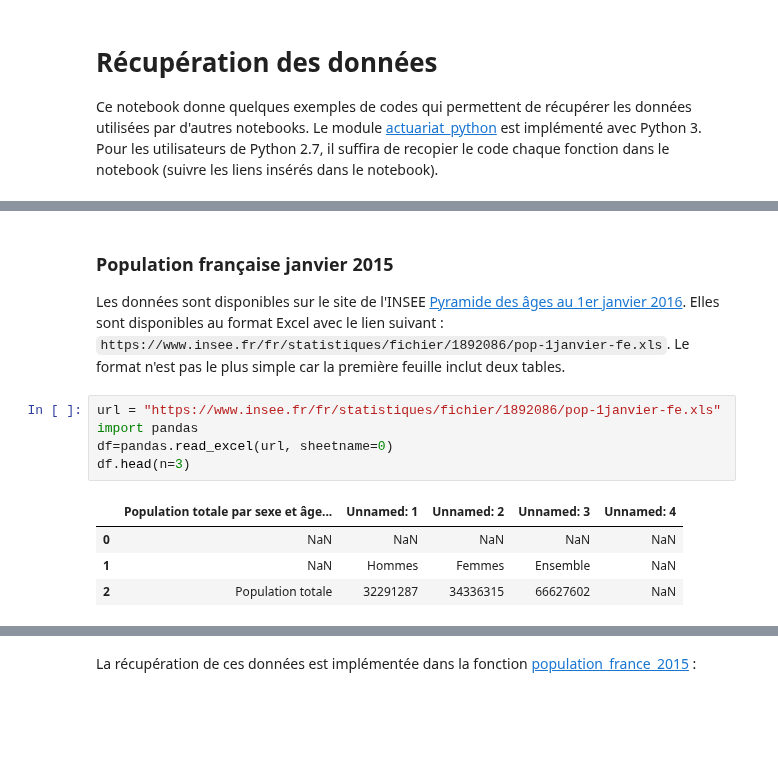
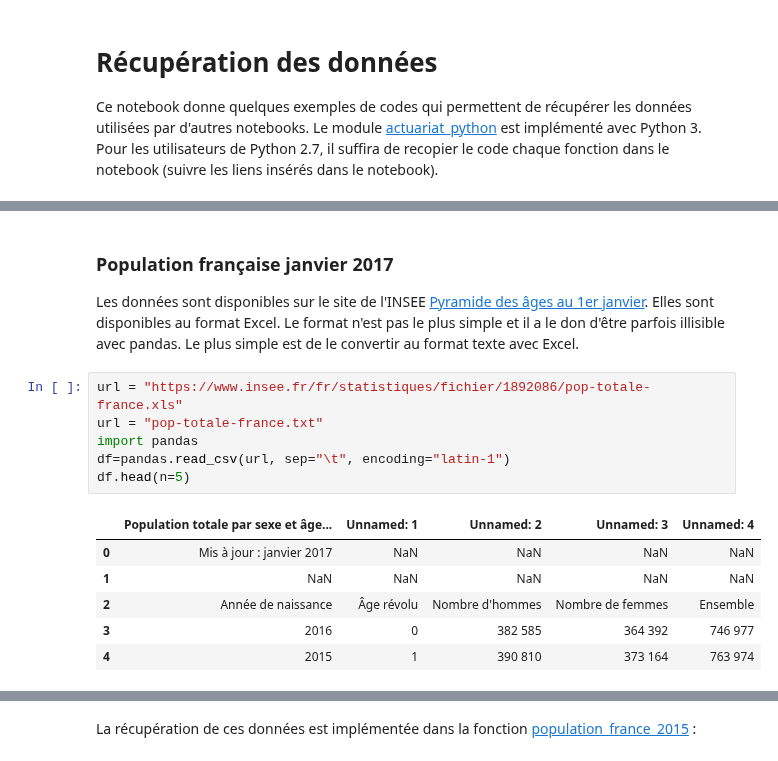
Before and after one commit to sdpython/actuariat_python, a Jupyter notebook: _doc/notebooks/population/population_recuperation_donnees.ipynb, the cells around one changed output, grey strips where cells are left out. Saved outputs shown, nothing was run; the diff lists cells and outputs as text; blank space fills up the shorter version.

```diff
--- a/_doc/notebooks/population/population_recuperation_donnees.ipynb
+++ b/_doc/notebooks/population/population_recuperation_donnees.ipynb
@@ -14,16 +14,19 @@ add_notebook_menu()
 Populating the interactive namespace from numpy and matplotlib
 [interactive output not drawn]
 # %% [markdown]
-### Population française janvier 2015
+### Population française janvier 2017
 
-Les données sont disponibles sur le site de l'INSEE [Pyramide des âges au 1er janvier 2016](https://www.insee.fr/fr/statistiques/1892086?sommaire=1912926). Elles sont disponibles au format Excel avec le lien suivant : ``https://www.insee.fr/fr/statistiques/fichier/1892086/pop-1janvier-fe.xls``. Le format n'est pas le plus simple car la première feuille inclut deux tables.
+Les données sont disponibles sur le site de l'INSEE [Pyramide des âges au 1er janvier](https://www.insee.fr/fr/statistiques/1892086?sommaire=1912926). Elles sont disponibles au format Excel. Le format n'est pas le plus simple et il a le don d'être parfois illisible avec pandas. Le plus simple est de le convertir au format texte avec Excel.
 # %%
-url = "https://www.insee.fr/fr/statistiques/fichier/1892086/pop-1janvier-fe.xls"
+url = "https://www.insee.fr/fr/statistiques/fichier/1892086/pop-totale-france.xls"
+url = "pop-totale-france.txt"
 import pandas
-df=pandas.read_excel(url, sheetname=0)
-df.head(n=3)
+df=pandas.read_csv(url, sep="\t", encoding="latin-1")
+df.head(n=5)
 # %% [output]
 |  | Population totale par sexe et âge... | Unnamed: 1 | Unnamed: 2 | Unnamed: 3 | Unnamed: 4 |
-| 0 | NaN | NaN | NaN | NaN | NaN |
-| 1 | NaN | Hommes | Femmes | Ensemble | NaN |
-| 2 | Population totale | 32291287 | 34336315 | 66627602 | NaN |
+| 0 | Mis à jour : janvier 2017 | NaN | NaN | NaN | NaN |
+| 1 | NaN | NaN | NaN | NaN | NaN |
+| 2 | Année de naissance | Âge révolu | Nombre d'hommes | Nombre de femmes | Ensemble |
+| 3 | 2016 | 0 | 382 585 | 364 392 | 746 977 |
+| 4 | 2015 | 1 | 390 810 | 373 164 | 763 974 |
```
Also changed, not shown: parts of 6 cells of this notebook, 3 other files.
